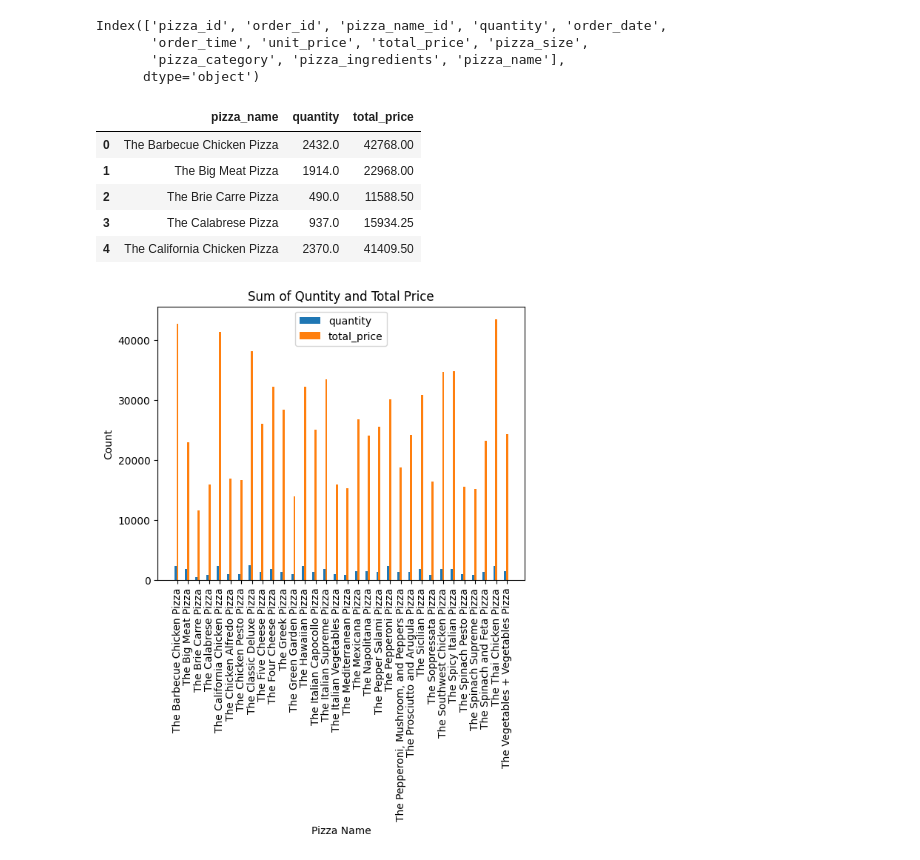
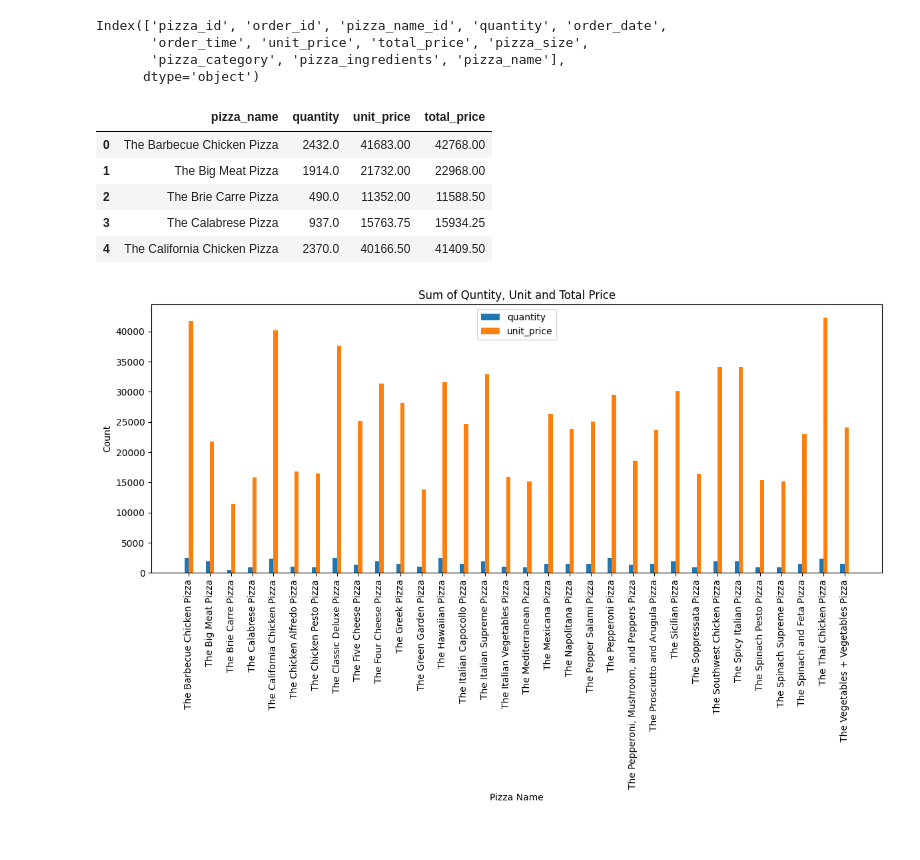
Before and after one commit to Udhay2898/Project, a Jupyter notebook: Pizza_Sales.ipynb, the cells around one changed output. Drawn from its saved outputs; the diff is of its cells as text; code cells hidden in the pictures.

```diff
--- a/Pizza_Sales.ipynb
+++ b/Pizza_Sales.ipynb
@@ -144,4 +128,4 @@ df.duplicated().sum()
 # %% [output]
 0
 # %%
-df.fillna(np.nan)
+df = df.fillna(np.nan)
@@ -216,37 +186,41 @@ Index(['pizza_id', 'order_id', 'pizza_name_id', 'quantity', 'order_date',
 # %%
 agg_data = df.groupby('pizza_name').agg({
     'quantity': 'sum',
+    'unit_price' : 'sum',
     'total_price': 'sum'}).reset_index()
 
 agg_data.head(5)
 # %% [output]
-|  | pizza_name | quantity | total_price |
-| 0 | The Barbecue Chicken Pizza | 2432.0 | 42768.00 |
-| 1 | The Big Meat Pizza | 1914.0 | 22968.00 |
-| 2 | The Brie Carre Pizza | 490.0 | 11588.50 |
-| 3 | The Calabrese Pizza | 937.0 | 15934.25 |
-| 4 | The California Chicken Pizza | 2370.0 | 41409.50 |
+|  | pizza_name | quantity | unit_price | total_price |
+| 0 | The Barbecue Chicken Pizza | 2432.0 | 41683.00 | 42768.00 |
+| 1 | The Big Meat Pizza | 1914.0 | 21732.00 | 22968.00 |
+| 2 | The Brie Carre Pizza | 490.0 | 11352.00 | 11588.50 |
+| 3 | The Calabrese Pizza | 937.0 | 15763.75 | 15934.25 |
+| 4 | The California Chicken Pizza | 2370.0 | 40166.50 | 41409.50 |
 # %%
 pizza_name = agg_data['pizza_name']
 values = {
     'quantity' : agg_data['quantity'],
-    'total_price' : agg_data['total_price']
+    'unit_price' : agg_data['unit_price'],
 }
 
-bar_width = 0.2
+bar_width = 0.4
+gab = 2
 index = range(len(pizza_name))
 
-fig, ax = plt.subplots()
+fig, ax = plt.subplots(figsize=(12, 8))
 
 for i, (label, data) in enumerate(values.items()):
-    plt.bar([x + i * bar_width for x in index], data, bar_width, label=label)
+    plt.bar([x * gab + i * bar_width for x in index], data, bar_width, label=label)
 
 plt.xlabel('Pizza Name')
 plt.ylabel('Count')
-plt.title('Sum of Quntity and Total Price')
-plt.xticks([x + bar_width for x in index],pizza_name,rotation = 90)
+plt.title('Sum of Quntity, Unit and Total Price')
+plt.xticks([x * gab + (len(values) - 1) * bar_width / 2 for x in index], pizza_name, rotation=90)
+
 plt.legend()
+plt.tight_layout()
 
 plt.show()
 # %% [output]
-[figure, old version]
+[figure, new version]
```
Also changed, not shown: parts of 3 cells of this notebook.
